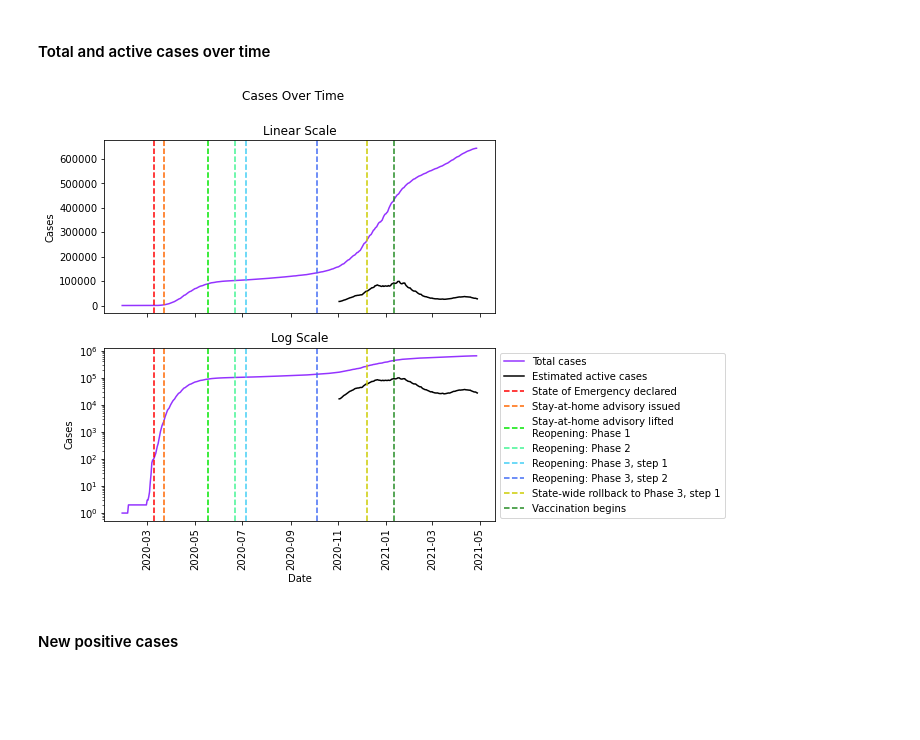
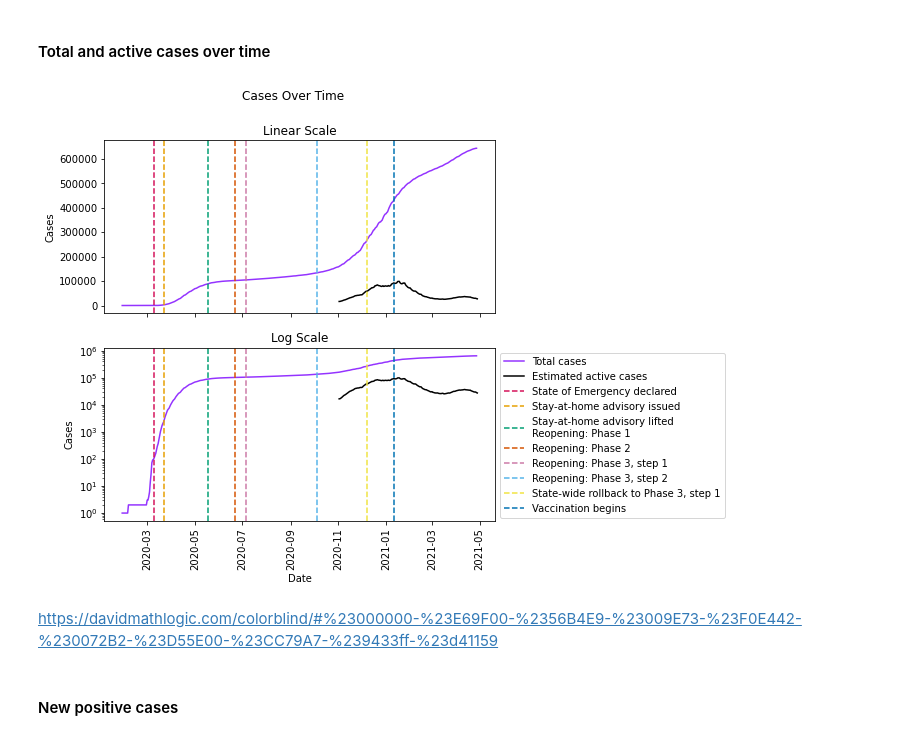
Before and after one commit to samar14641/covid-visualisations, a Jupyter notebook: massachusettsPlots.ipynb, the cells around one changed output. Cells and saved outputs as stored; diff of their text form; code cells hidden in the pictures; blank space fills up the shorter version.

```diff
--- a/massachusettsPlots.ipynb
+++ b/massachusettsPlots.ipynb
@@ -82,43 +82,45 @@ tests.head()
 # %%
 fig, (ax1, ax2) = plt.subplots(2, 1, sharex = True, figsize = (7, 7))
 fig.suptitle('Cases Over Time')
 # fig.subplots_adjust(hspace = 0.7)
 
-ax1.plot(cases['Date'], cases['Positive Total'], color = '#9433ff')
-ax1.plot(act_cases['Date'], act_cases['Estimated active cases'], color = '#000000')
-ax1.axvline(pd.to_datetime('2020-03-10'), ls = '--', color = '#ff0000')
-ax1.axvline(pd.to_datetime('2020-03-23'), ls = '--', color = '#ff6600')
-ax1.axvline(pd.to_datetime('2020-05-18'), ls = '--', color = '#00e600')
-ax1.axvline(pd.to_datetime('2020-06-22'), ls = '--', color = '#42f593')
-ax1.axvline(pd.to_datetime('2020-07-06'), ls = '--', color = '#42cef5')
-ax1.axvline(pd.to_datetime('2020-10-05'), ls = '--', color = '#426cf5')
-ax1.axvline(pd.to_datetime('2020-12-08'), ls = '--', color = '#cccc00')
-ax1.axvline(pd.to_datetime('2021-01-11'), ls = '--', color = '#228b22')
+ax1.plot(cases['Date'], cases['Positive Total'], color = '#9433ff', label = 'Total cases')
+ax1.plot(act_cases['Date'], act_cases['Estimated active cases'], color = '#000000', label = 'Estimated active cases')
+ax1.axvline(pd.to_datetime('2020-03-10'), ls = '--', color = '#d41159', label = 'State of Emergency declared')
+ax1.axvline(pd.to_datetime('2020-03-23'), ls = '--', color = '#e69f00', label = 'Stay-at-home advisory issued')
+ax1.axvline(pd.to_datetime('2020-05-18'), ls = '--', color = '#009e73', label = 'Stay-at-home advisory lifted\nReopening: Phase 1')
+ax1.axvline(pd.to_datetime('2020-06-22'), ls = '--', color = '#d55300', label = 'Reopening: Phase 2')
+ax1.axvline(pd.to_datetime('2020-07-06'), ls = '--', color = '#cc79a7', label = 'Reopening: Phase 3, step 1')
+ax1.axvline(pd.to_datetime('2020-10-05'), ls = '--', color = '#56b4e9', label = 'Reopening: Phase 3, step 2')
+ax1.axvline(pd.to_datetime('2020-12-08'), ls = '--', color = '#f0e442', label = 'State-wide rollback to Phase 3, step 1')
+ax1.axvline(pd.to_datetime('2021-01-11'), ls = '--', color = '#0072b2', label = 'Vaccination begins')
 ax1.set_title('Linear Scale')
 # ax1.set_xlabel('Date')
 ax1.set_ylabel('Cases')
 
 ax2.plot(cases['Date'], cases['Positive Total'], color = '#9433ff', label = 'Total cases')
 ax2.plot(act_cases['Date'], act_cases['Estimated active cases'], color = '#000000', label = 'Estimated active cases')
-ax2.axvline(pd.to_datetime('2020-03-10'), ls = '--', color = '#ff0000', label = 'State of Emergency declared')
-ax2.axvline(pd.to_datetime('2020-03-23'), ls = '--', color = '#ff6600', label = 'Stay-at-home advisory issued')
-ax2.axvline(pd.to_datetime('2020-05-18'), ls = '--', color = '#00e600', label = 'Stay-at-home advisory lifted\nReopening: Phase 1')
-ax2.axvline(pd.to_datetime('2020-06-22'), ls = '--', color = '#42f593', label = 'Reopening: Phase 2')
-ax2.axvline(pd.to_datetime('2020-07-06'), ls = '--', color = '#42cef5', label = 'Reopening: Phase 3, step 1')
-ax2.axvline(pd.to_datetime('2020-10-05'), ls = '--', color = '#426cf5', label = 'Reopening: Phase 3, step 2')
-ax2.axvline(pd.to_datetime('2020-12-08'), ls = '--', color = '#cccc00', label = 'State-wide rollback to Phase 3, step 1')
-ax2.axvline(pd.to_datetime('2021-01-11'), ls = '--', color = '#228b22', label = 'Vaccination begins')
+ax2.axvline(pd.to_datetime('2020-03-10'), ls = '--', color = '#d41159', label = 'State of Emergency declared')
+ax2.axvline(pd.to_datetime('2020-03-23'), ls = '--', color = '#e69f00', label = 'Stay-at-home advisory issued')
+ax2.axvline(pd.to_datetime('2020-05-18'), ls = '--', color = '#009e73', label = 'Stay-at-home advisory lifted\nReopening: Phase 1')
+ax2.axvline(pd.to_datetime('2020-06-22'), ls = '--', color = '#d55300', label = 'Reopening: Phase 2')
+ax2.axvline(pd.to_datetime('2020-07-06'), ls = '--', color = '#cc79a7', label = 'Reopening: Phase 3, step 1')
+ax2.axvline(pd.to_datetime('2020-10-05'), ls = '--', color = '#56b4e9', label = 'Reopening: Phase 3, step 2')
+ax2.axvline(pd.to_datetime('2020-12-08'), ls = '--', color = '#f0e442', label = 'State-wide rollback to Phase 3, step 1')
+ax2.axvline(pd.to_datetime('2021-01-11'), ls = '--', color = '#0072b2', label = 'Vaccination begins')
 ax2.set_yscale('log')
 ax2.set_title('Log Scale')
 ax2.set_xlabel('Date')
 ax2.set_ylabel('Cases')
 
 plt.xticks(rotation = 90)
 plt.legend(loc = 2, bbox_to_anchor = (1, 1))
 plt.show()
 plt.close()
 # %% [output]
-[figure, old version]
+[figure, new version]
+# %% [markdown]
+https://davidmathlogic.com/colorblind/#%23000000-%23E69F00-%2356B4E9-%23009E73-%23F0E442-%230072B2-%23D55E00-%23CC79A7-%239433ff-%23d41159
 # %% [markdown]
 #### New positive cases
 # %%
```
Also changed, not shown: parts of 13 cells of this notebook.
